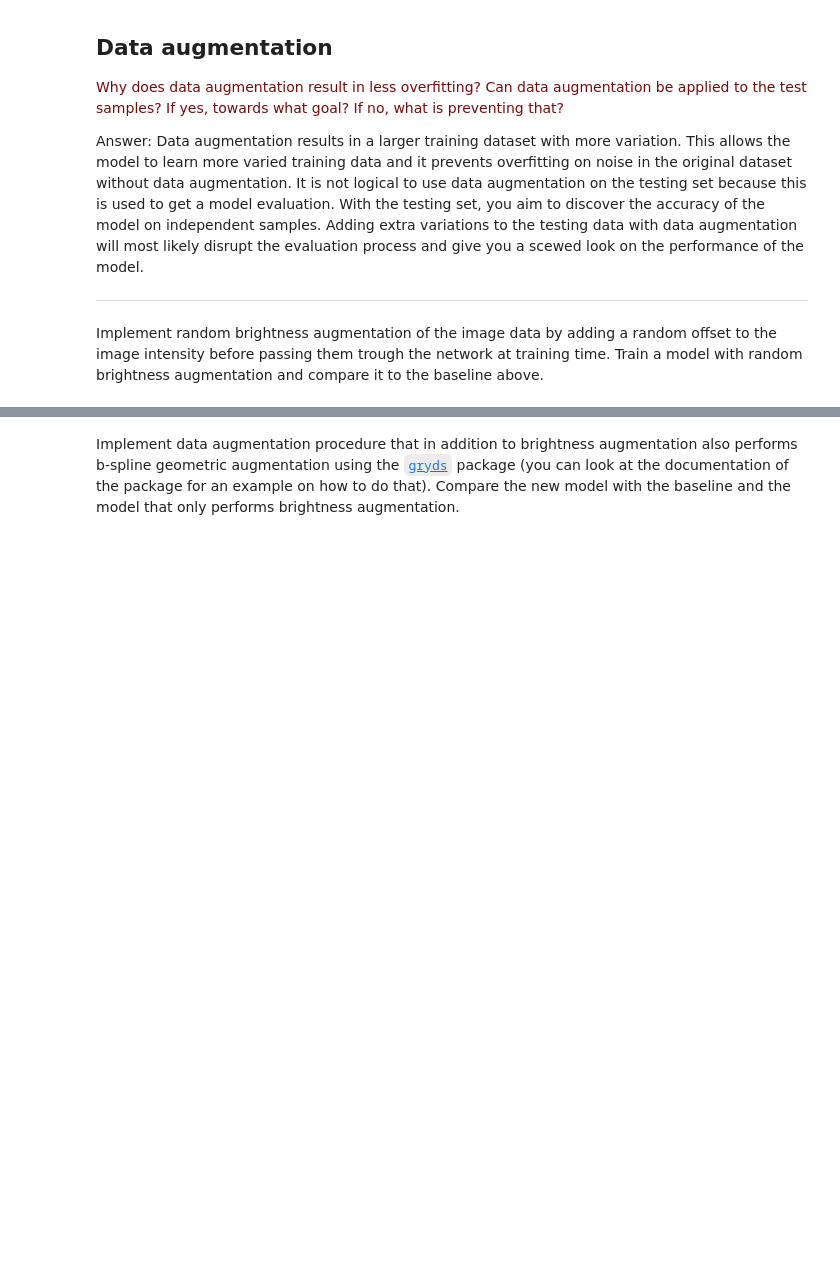
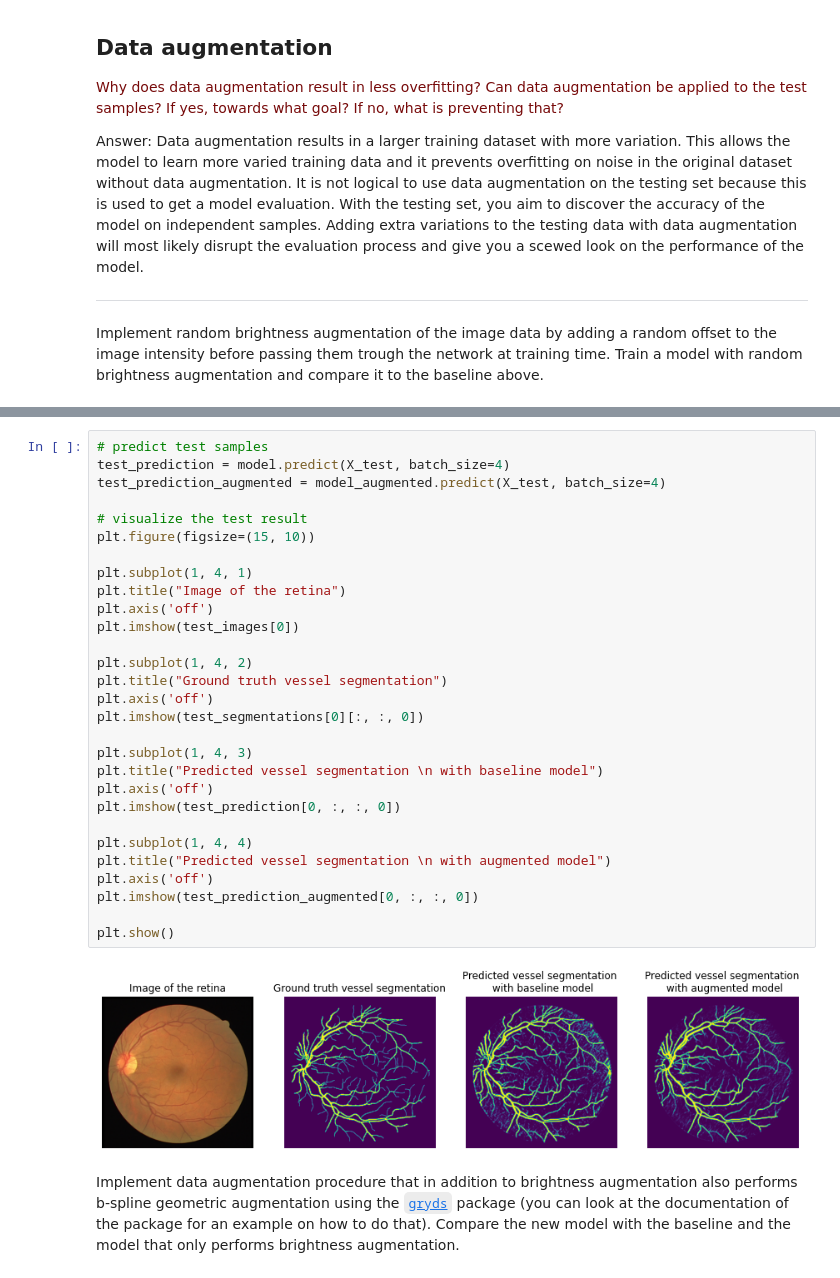
Before and after one commit to MartvStraten/8dm50-machine-learning, a Jupyter notebook: practicals/week_4.ipynb, the cells around one changed output, grey strips where cells are left out. Saved outputs shown, nothing was run; the diff lists cells and outputs as text; blank space fills up the shorter version.

```diff
--- a/practicals/week_4.ipynb
+++ b/practicals/week_4.ipynb
@@ -488,3 +529,34 @@ Implement random brightness augmentation of the image data by adding a random of
+# %%
+# predict test samples
+test_prediction = model.predict(X_test, batch_size=4)
+test_prediction_augmented = model_augmented.predict(X_test, batch_size=4)
+
+# visualize the test result
+plt.figure(figsize=(15, 10))
+
+plt.subplot(1, 4, 1)
+plt.title("Image of the retina")
+plt.axis('off')
+plt.imshow(test_images[0])
+
+plt.subplot(1, 4, 2)
+plt.title("Ground truth vessel segmentation")
+plt.axis('off')
+plt.imshow(test_segmentations[0][:, :, 0])
+
+plt.subplot(1, 4, 3)
+plt.title("Predicted vessel segmentation \n with baseline model")
+plt.axis('off')
+plt.imshow(test_prediction[0, :, :, 0])
+
+plt.subplot(1, 4, 4)
+plt.title("Predicted vessel segmentation \n with augmented model")
+plt.axis('off')
+plt.imshow(test_prediction_augmented[0, :, :, 0])
+
+plt.show()
+# %% [output]
+[figure, added]
 # %% [markdown]
 
 Implement data augmentation procedure that in addition to brightness augmentation also performs b-spline geometric augmentation using the [`gryds`](https://github.com/tueimage/gryds) package (you can look at the documentation of the package for an example on how to do that). Compare the new model with the baseline and the model that only performs brightness augmentation.
```
Also changed, not shown: parts of 11 cells of this notebook, 1 other file.
